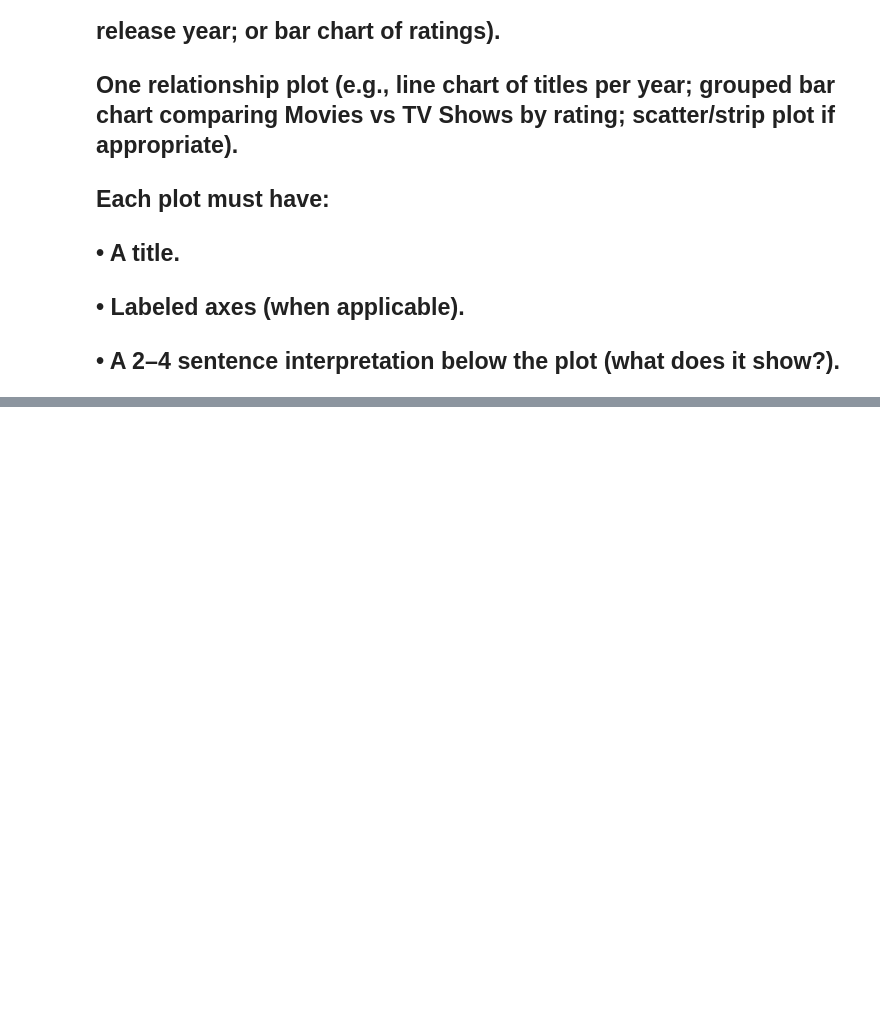
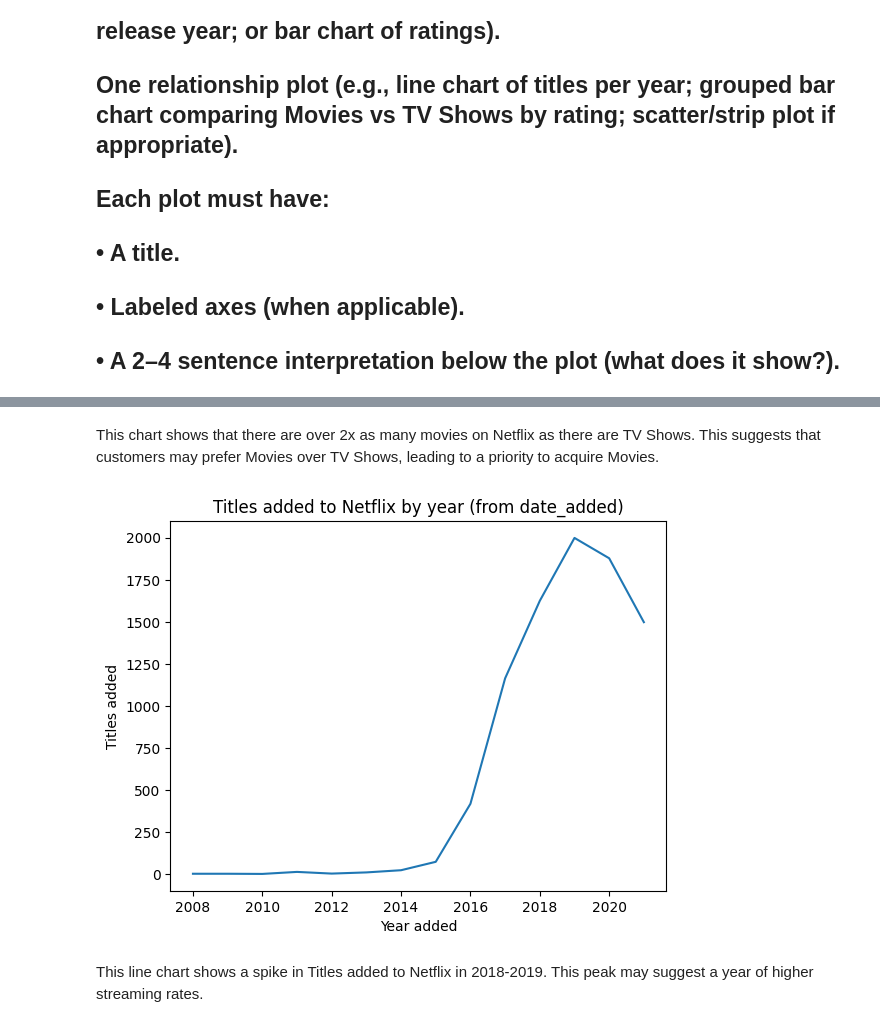
Before and after one commit to vampdevice/Assignment_01, a Jupyter notebook: notebooks/analysis.ipynb, the cells around one changed output, grey strips where cells are left out. Drawn from its saved outputs; the diff is of its cells as text; code cells hidden in the pictures; blank space fills up the shorter version.

```diff
--- a/notebooks/analysis.ipynb
+++ b/notebooks/analysis.ipynb
@@ -107,0 +121,14 @@ dtype: int64
+# %% [markdown]
+This chart shows that there are over 2x as many movies on Netflix as there are TV Shows. This suggests that customers may prefer Movies over TV Shows, leading to a priority to acquire Movies.
+# %%
+# Line chart of titles added to Netflix by year
+plt.figure()
+plt.plot(added_per_year.index, added_per_year.values)
+plt.xlabel("Year added")
+plt.ylabel("Titles added")
+plt.title("Titles added to Netflix by year (from date_added)")
+plt.show()
+# %% [output]
+[figure, added]
+# %% [markdown]
+This line chart shows a spike in Titles added to Netflix in 2018-2019. This peak may suggest a year of higher streaming rates.
```
Also changed, not shown: parts of 5 cells of this notebook.
